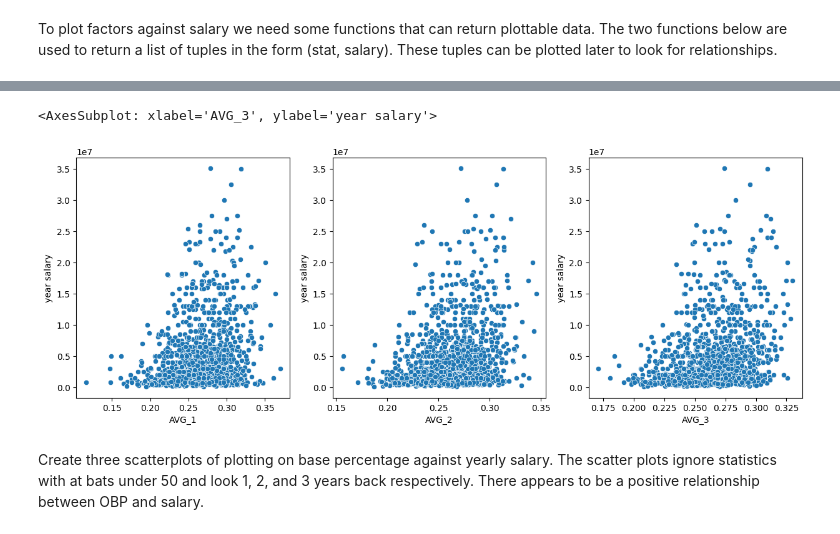
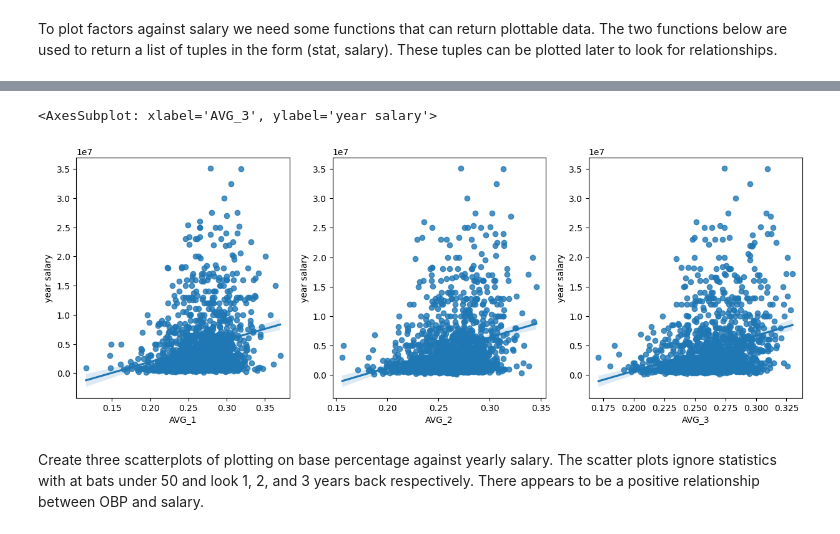
Before and after one commit to leo3friedman/baseball-salary-prediction, a Jupyter notebook: EDACheckpointGroup_042-Fa22.ipynb, the cells around one changed output, grey strips where cells are left out. Cells and saved outputs as stored; diff of their text form; code cells hidden in the pictures.

```diff
--- a/EDACheckpointGroup_042-Fa22.ipynb
+++ b/EDACheckpointGroup_042-Fa22.ipynb
@@ -384,16 +397,16 @@ def getPlotableData(stat: str, AB_limit: int, years_back: int):
 # %%
 data_1 = pd.DataFrame(data= getPlotableData('AVG', 50, 1), columns = ['AVG_1', 'year salary'])
 data_2 = pd.DataFrame(data= getPlotableData('AVG', 50, 2), columns = ['AVG_2', 'year salary'])
 data_3 = pd.DataFrame(data= getPlotableData('AVG', 50, 3), columns = ['AVG_3', 'year salary'])
 fig, (ax1, ax2, ax3) = plt.subplots(1,3)
 fig.set_figheight(5)
 fig.set_figwidth(15)
-sns.scatterplot(data=data_1, x='AVG_1', y='year salary', ax=ax1)
-sns.scatterplot(data=data_2, x='AVG_2', y='year salary', ax=ax2)
-sns.scatterplot(data=data_3, x='AVG_3', y='year salary', ax=ax3)
+sns.regplot(data=data_1, x='AVG_1', y='year salary', ax=ax1)
+sns.regplot(data=data_2, x='AVG_2', y='year salary', ax=ax2)
+sns.regplot(data=data_3, x='AVG_3', y='year salary', ax=ax3)
 # %% [output]
 <AxesSubplot: xlabel='AVG_3', ylabel='year salary'>
-[figure, old version]
+[figure, new version]
 # %% [markdown]
 Create three scatterplots of plotting on base percentage against yearly salary. The scatter plots ignore statistics with at bats under 50 and look 1, 2, and 3 years back respectively. There appears to be a positive relationship between OBP and salary.
 # %%
```
Also changed, not shown: parts of 1 cell of this notebook.
